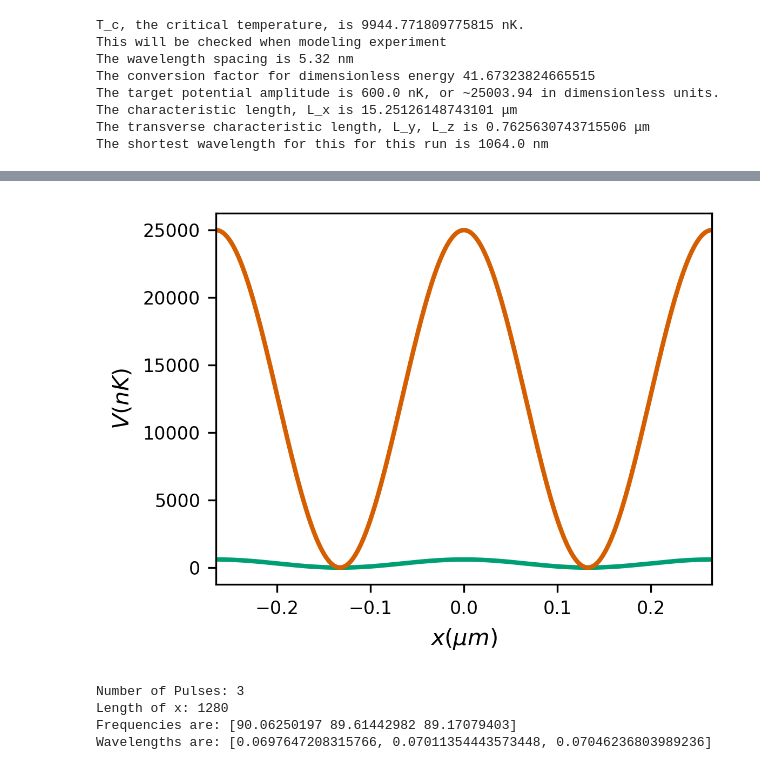
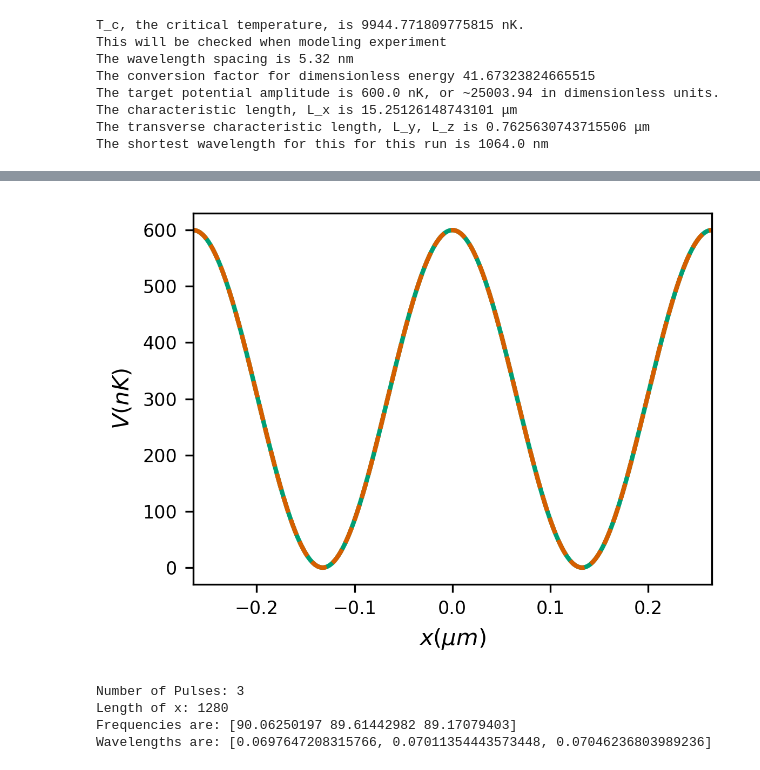
Before and after one commit to dustindberg/GPE, a Jupyter notebook: BEC_TrappingwSpatialSuperoscilations.ipynb, the cells around one changed output, grey strips where cells are left out. Saved outputs shown, nothing was run; the diff lists cells and outputs as text; code cells hidden in the pictures.

```diff
--- a/BEC_TrappingwSpatialSuperoscilations.ipynb
+++ b/BEC_TrappingwSpatialSuperoscilations.ipynb
@@ -185,17 +203,18 @@ def field_to_V_scaling(wavelength):
 # %%
-
+# This was used as a demonstration to show that Okabe Ito color scheme produces colors which colorblind people can see
+# In general, NEVER DO THIS, even if you are using a colorblind friendly system.
 target_barrier = Phi(x, k, amplitude = ampl, phase=-np.pi/2)
-plt.plot(x_units , gpe.convert_energy(target_barrier  ** 2 , -9), color=ok['green'])
-plt.plot(x_units, target_barrier  ** 2, color=ok['red'])
+plt.plot(x_units , gpe.convert_energy(target_barrier  ** 2 , -9), color=ok['green']) #FLAG
+plt.plot(x_units, gpe.convert_energy(target_barrier  ** 2, -9), color=ok['red'], linestyle='--')
 plt.xlabel('$x (\mu m)$')
 plt.ylabel('$V (nK)$')
 plt.xlim(x_units[0], x_units[-1])
 
 plt.tight_layout()
 #plt.savefig(f'{file_path}/{file_name}_Init_Potential.pdf')
 plt.show()
 # %% [output]
-[figure, old version]
+[figure, new version]
 # %%
 ##############################################
 #
```
Also changed, not shown: parts of 11 cells of this notebook.
